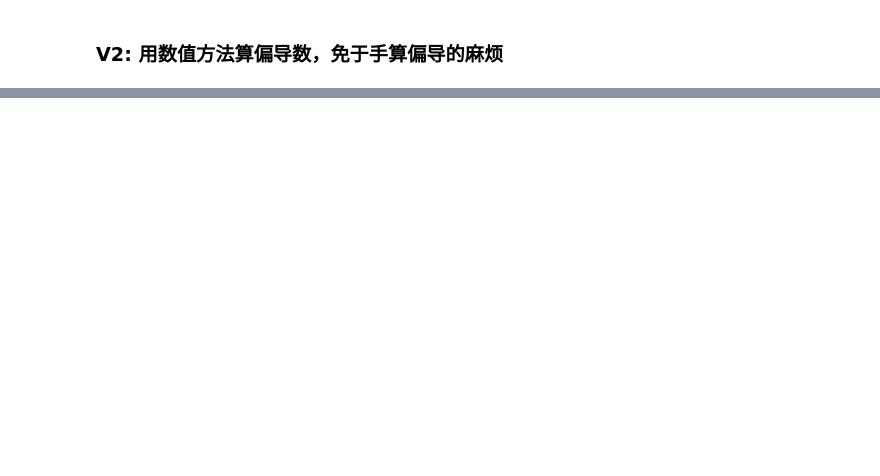
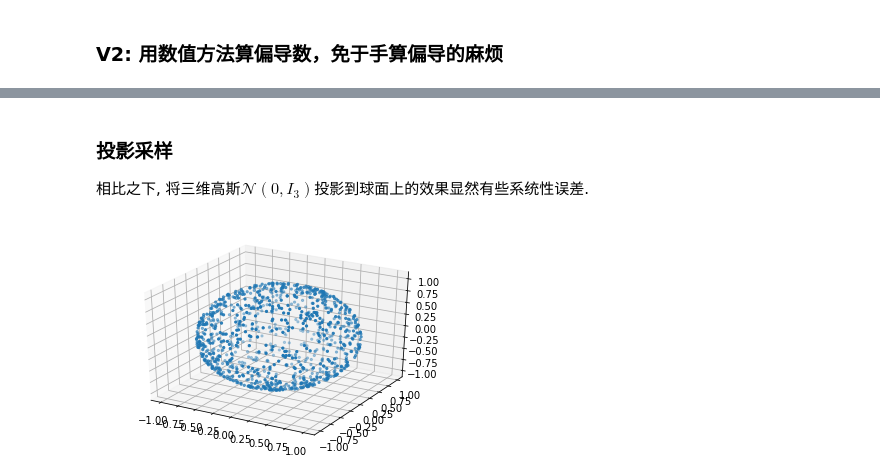
Before and after one commit to MathAndAlgo/DiscussionBoard, a Jupyter notebook: 20190819-曲面上随机采样.ipynb, the cells around one changed output, grey strips where cells are left out. Saved outputs shown, nothing was run; the diff lists cells and outputs as text; code cells hidden in the pictures; blank space fills up the shorter version.

```diff
--- a/20190819-曲面上随机采样.ipynb
+++ b/20190819-曲面上随机采样.ipynb
@@ -436,2 +514,28 @@ plt.show()
+# %%
+import IPython.display as ipd
+ipd.display(
+    ipd.Markdown(
+u'''
+### 投影采样
+
+相比之下, 将三维高斯$\mathcal{N}(0,I_3)$投影到球面上的效果显然有些系统性误差.
+
+'''
+)
+)
+
+
+N = 250000
+coords = np.random.normal(size=(N,3))
+coords = coords / np.linalg.norm(coords,ord=2,axis=1,keepdims=1)
+
+qc_plot_3d(coords[:1000])
+qc_plot_2d(coords)
+# %% [output]
+
+### 投影采样
+
+相比之下, 将三维高斯$\mathcal{N}(0,I_3)$投影到球面上的效果显然有些系统性误差.
+[figure, added]
 # %%
 !jupyter nbconvert --to html 20190819-曲面上随机采样.ipynb
```
Also changed, not shown: parts of 4 cells of this notebook, 1 other file.
